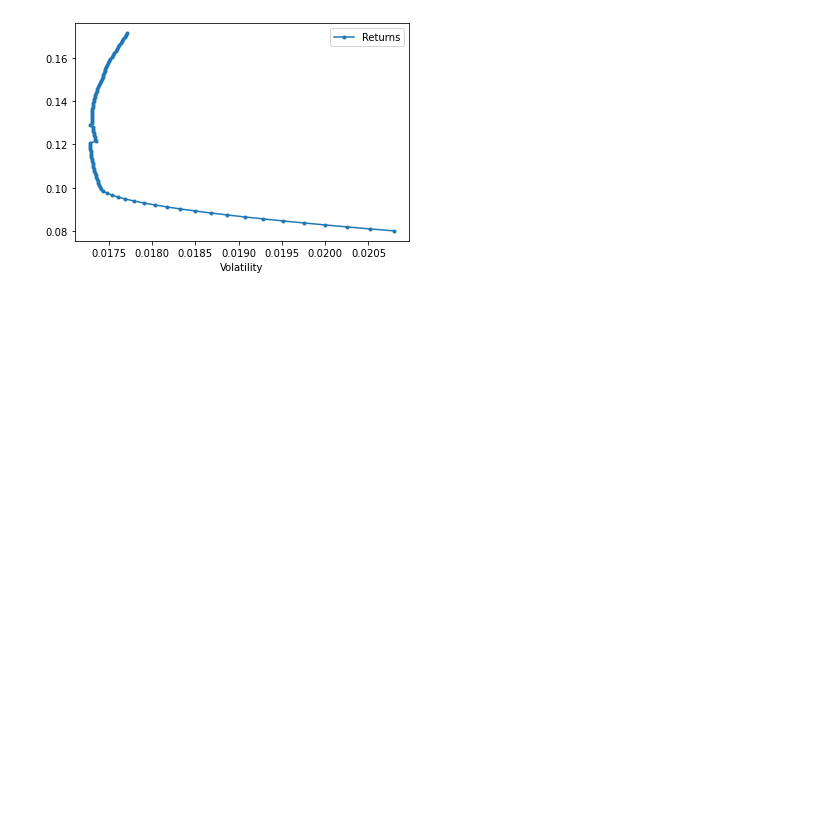
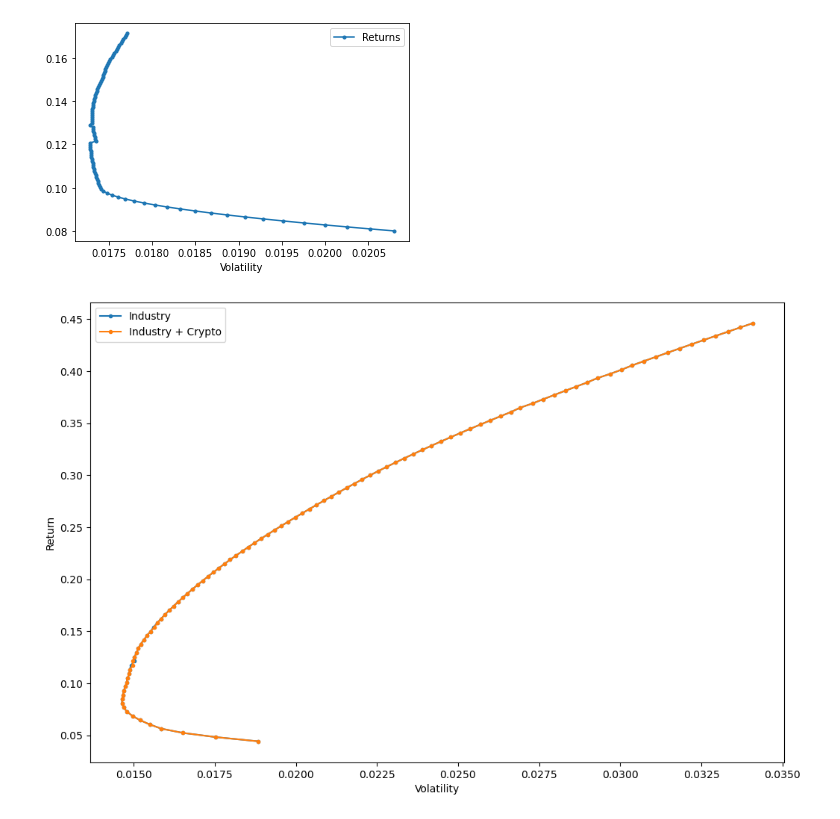
Before and after one commit to fairwayfinder/crypto-mean-variance-frontier, a Jupyter notebook: notebooks/MAIN.ipynb, the cells around one changed output. Drawn from its saved outputs; the diff is of its cells as text; code cells hidden in the pictures; blank space fills up the shorter version.

```diff
--- a/notebooks/MAIN.ipynb
+++ b/notebooks/MAIN.ipynb
@@ -181,3 +184,37 @@ plot_ef(100, er[industry_and_crypto], cov.loc[industry_and_crypto,industry_and_c
 <AxesSubplot:xlabel='Volatility'>
 [figure]
 [figure]
+# %%
+def plot_ef(n_points, er, cov, ax=None):
+    """
+    Plots the multi-asset efficient frontier
+    """
+    weights = optimal_weights(n_points, er, cov) # not yet implemented!
+    rets = [portfolio_return(w, er) for w in weights]
+    vols = [portfolio_vol(w, cov) for w in weights]
+    ef = pd.DataFrame({
+        "Returns": rets,
+        "Volatility": vols
+    })
+    if ax is None:
+        ax = ef.plot.line(x="Volatility", y="Returns", style='.-')
+    else:
+        ef.plot.line(x="Volatility", y="Returns", style='.-', ax=ax)
+    return ax
+# %%
+fig, ax = plt.subplots(figsize=(12, 8)) # Create a figure and a set of subplots
+
+# Plot the efficient frontier for just the industries
+plot_ef(100, er[industry], cov.loc[industry,industry], ax)
+
+# Plot the efficient frontier for industries and crypto
+plot_ef(100, er[industry_and_crypto], cov.loc[industry_and_crypto,industry_and_crypto], ax)
+
+# Add labels and legend
+ax.set_xlabel('Volatility')
+ax.set_ylabel('Return')
+ax.legend(["Industry", "Industry + Crypto"])
+
+plt.show()
+# %% [output]
+[figure, added]
```
Also changed, not shown: parts of 3 cells of this notebook, 1 other file.
